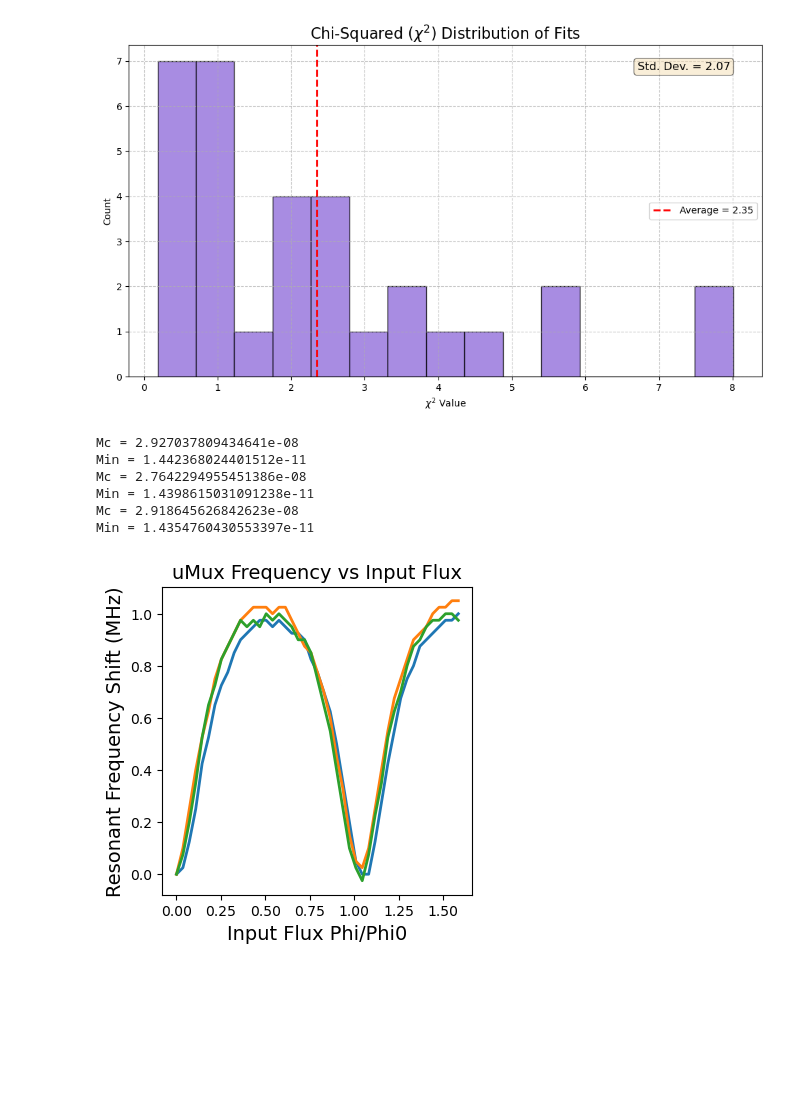
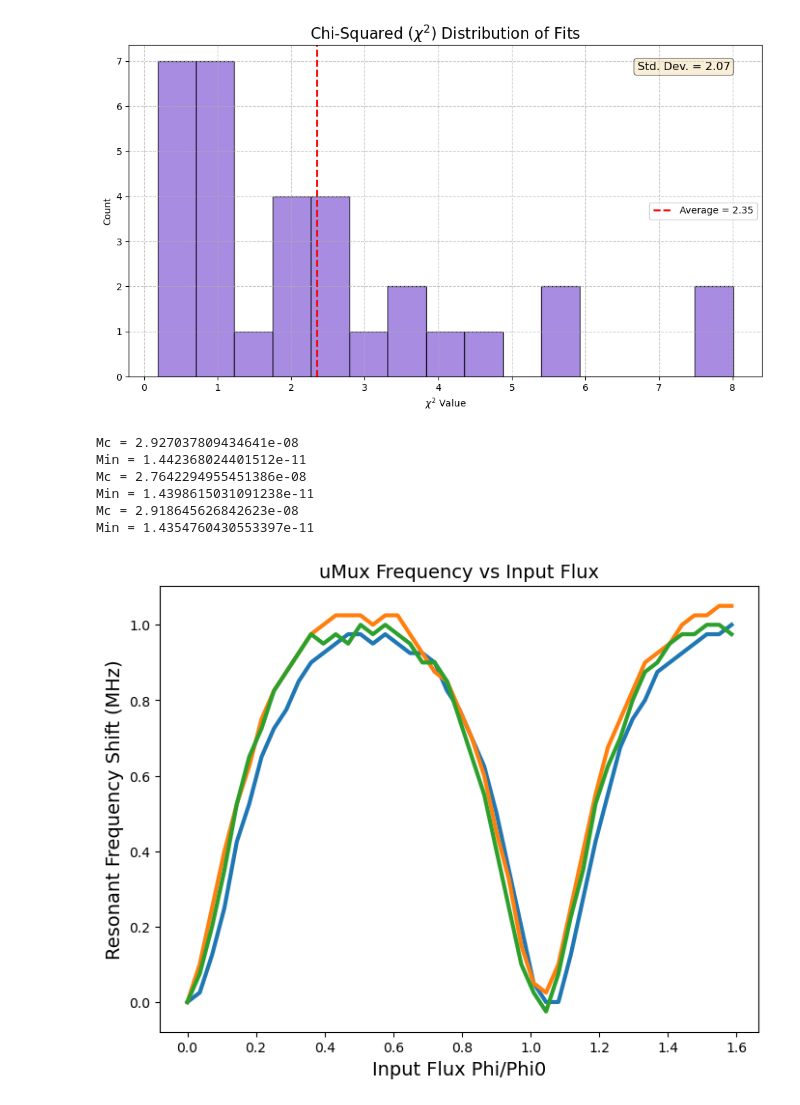
Before and after one commit to QTSF-Mines/Microwave-Multiplexing, a Jupyter notebook: resonator_fitting/NIST_resonators_Mines/NIST_umux.ipynb, the cells around one changed output. Saved outputs shown, nothing was run; the diff lists cells and outputs as text; code cells hidden in the pictures; blank space fills up the shorter version.

```diff
--- a/resonator_fitting/NIST_resonators_Mines/NIST_umux.ipynb
+++ b/resonator_fitting/NIST_resonators_Mines/NIST_umux.ipynb
@@ -131,7 +131,7 @@ min_idx = np.argmin(np.abs(s21_fr), axis=2)
 
 frs = fc[:, np.newaxis] + fbias[min_idx]
 
-plt.figure(figsize=(4, 4))
+plt.figure(figsize=(8, 6))
 
 plt.xlabel("Input Flux Phi/Phi0", fontsize = 14)
 plt.ylabel("Resonant Frequency Shift (MHz)", fontsize = 14)
@@ -148,7 +148,7 @@ lambfits = np.empty(0)
 
 Phi0 = 2.067e-15
 for i in range(3):
-    plt.plot(ibias*15e-12/Phi0, dfs[i]*1e-6 , label = "Res:"+str(i), linewidth = 2)
+    plt.plot(ibias*15e-12/Phi0, dfs[i]*1e-6 , label = "Res:"+str(i), linewidth = 3)
     I0fit,Minfit,Mcfit,fbfit,lambfit = lf.fit_lambda(ibias, dfs[i])
     I0fits = np.append(I0fits,I0fit)
     Minfits = np.append(Minfits,Minfit)
@@ -157,31 +157,31 @@ for i in range(3):
     lambfits = np.append(lambfits,lambfit)
     print("Mc =",Mcfit)
     print("Min =",Minfit)
     f0_fit = lf.f0_of_I(ibias,I0fit,Minfit,Mcfit,fbfit,lambfit)
     # plt.plot(ibias, f0_fit, label="Fit")
 
 # plt.legend(fontsize = 14)
 # plt.tight_layout()
 # plt.show()
 
 freqs = dfs
 
 # np.savez('../../uMux_modeling/data/measured_flux_response.npz',
 #          ibias = ibias,
 #          freqs = freqs)
 
 # np.savez('../../uMux_modeling/data/flux_response_params.npz',
 #          ibias=ibias,
 #          I0fits=I0fits,
 #          Minfits=Minfits,
 #          Mcfits=Mcfits,
 #          fbfits=fbfits,
 #          lambfits=lambfits)
 # %% [output]
 Mc = 2.927037809434641e-08
 Min = 1.442368024401512e-11
 Mc = 2.7642294955451386e-08
 Min = 1.4398615031091238e-11
 Mc = 2.918645626842623e-08
 Min = 1.4354760430553397e-11
-[figure, old version]
+[figure, new version]
```
Also changed, not shown: 7 other files.
